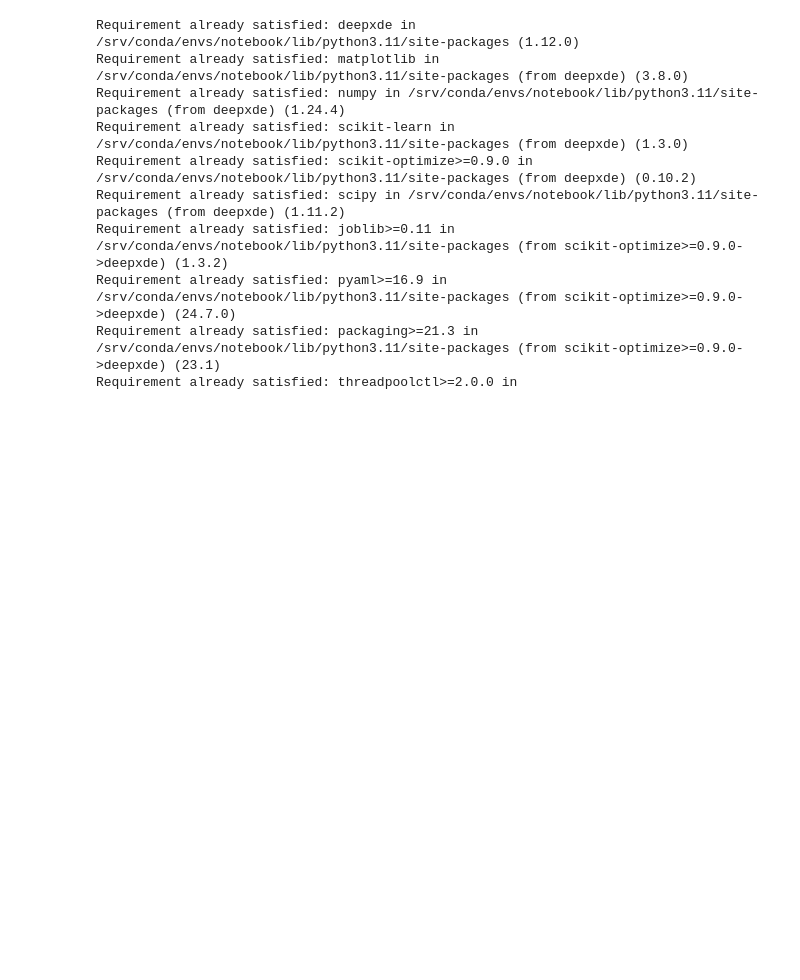
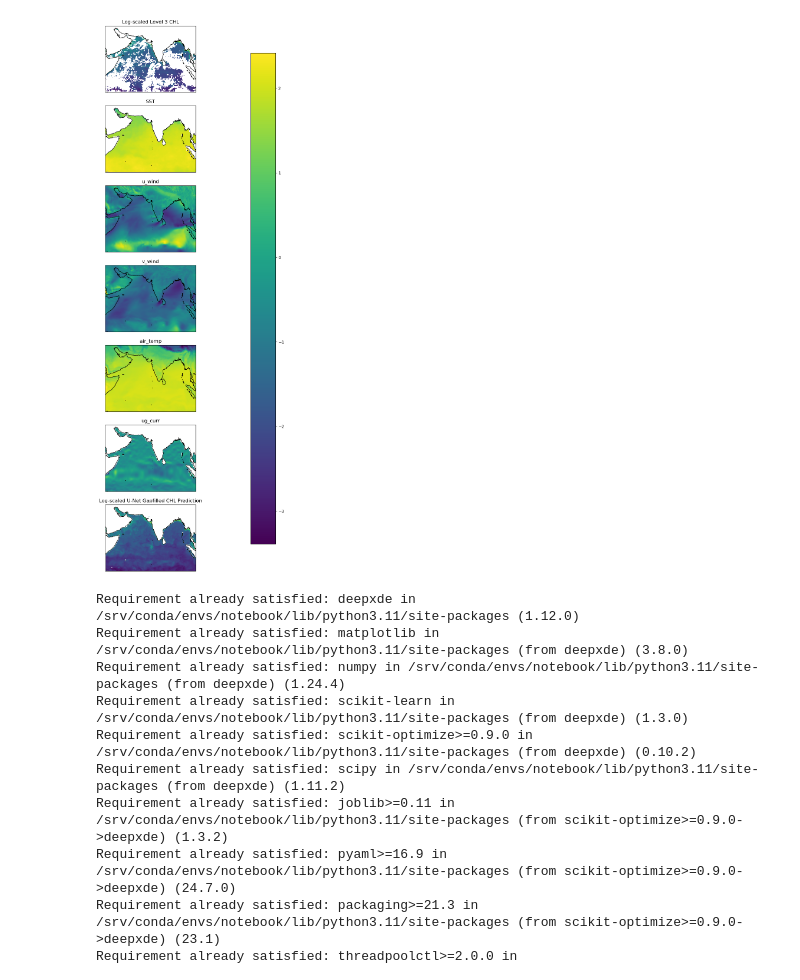
Before and after one commit to ocean-satellite-tools/mind-the-chl-gap-2024, a Jupyter notebook: notebooks/Data_Drive_PINN.ipynb, the cells around one changed output. Cells and saved outputs as stored; diff of their text form; code cells hidden in the pictures; blank space fills up the shorter version.

```diff
--- a/notebooks/Data_Drive_PINN.ipynb
+++ b/notebooks/Data_Drive_PINN.ipynb
@@ -1,4 +1,5 @@
 # %%
+import numpy as np
 import xarray as xr
 import matplotlib.pyplot as plt
 import cartopy.crs as ccrs
@@ -22,7 +23,7 @@ v_wind = level3_ds['v_wind'].sel(time=date_to_plot)
 air_temp = level3_ds['air_temp'].sel(time=date_to_plot)
 ug_curr = level3_ds['ug_curr'].sel(time=date_to_plot)
 # Plot the data
-fig, axes = plt.subplots(nrows=7, ncols=1, figsize=(12, 6), subplot_kw={'projection': ccrs.PlateCarree()})
+fig, axes = plt.subplots(nrows=7, ncols=1, figsize=(48, 24), subplot_kw={'projection': ccrs.PlateCarree()})
 
 # Plot the log-scaled Level 3 CHL data
 ax = axes[0]
@@ -45,33 +46,35 @@ ax.add_feature(cfeature.COASTLINE)
 ax.set_xlabel('Longitude')
 ax.set_ylabel('Latitude')
 ax = axes[3]
 im = ax.imshow(v_wind, vmin=np.nanmin(v_wind), vmax=np.nanmax(v_wind), extent=(42, 101.75, -11.75, 32), origin='upper', transform=ccrs.PlateCarree())
 ax.set_title('v_wind')
 ax.add_feature(cfeature.COASTLINE)
 ax.set_xlabel('Longitude')
 ax.set_ylabel('Latitude')
 ax = axes[4]
 im = ax.imshow(air_temp, vmin=np.nanmin(air_temp), vmax=np.nanmax(air_temp), extent=(42, 101.75, -11.75, 32), origin='upper', transform=ccrs.PlateCarree())
 ax.set_title('air_temp')
 ax.add_feature(cfeature.COASTLINE)
 ax.set_xlabel('Longitude')
 ax.set_ylabel('Latitude')
 ax = axes[5]
 im = ax.imshow(ug_curr, vmin=np.nanmin(ug_curr), vmax=np.nanmax(ug_curr), extent=(42, 101.75, -11.75, 32), origin='upper', transform=ccrs.PlateCarree())
 ax.set_title('ug_curr')
 ax.add_feature(cfeature.COASTLINE)
 ax.set_xlabel('Longitude')
 ax.set_ylabel('Latitude')
 ax = axes[6]
 gapfill_chl_log = zarr_date
 im = ax.imshow(gapfill_chl_log, vmin=np.nanmin(gapfill_chl_log), vmax=np.nanmax(gapfill_chl_log), extent=(42, 101.75, -11.75, 32), origin='upper', transform=ccrs.PlateCarree())
 ax.set_title('Log-scaled U-Net Gapfilled CHL Prediction')
 ax.add_feature(cfeature.COASTLINE)
 ax.set_xlabel('Longitude')
 ax.set_ylabel('Latitude')
 
 fig.colorbar(im, ax=axes.ravel().tolist(), location='right', shrink=0.9)
 plt.show()
+# %% [output]
+[figure, added]
 # %%
 pip install deepxde
 # %% [output]
```
Also changed, not shown: parts of 11 cells of this notebook.
